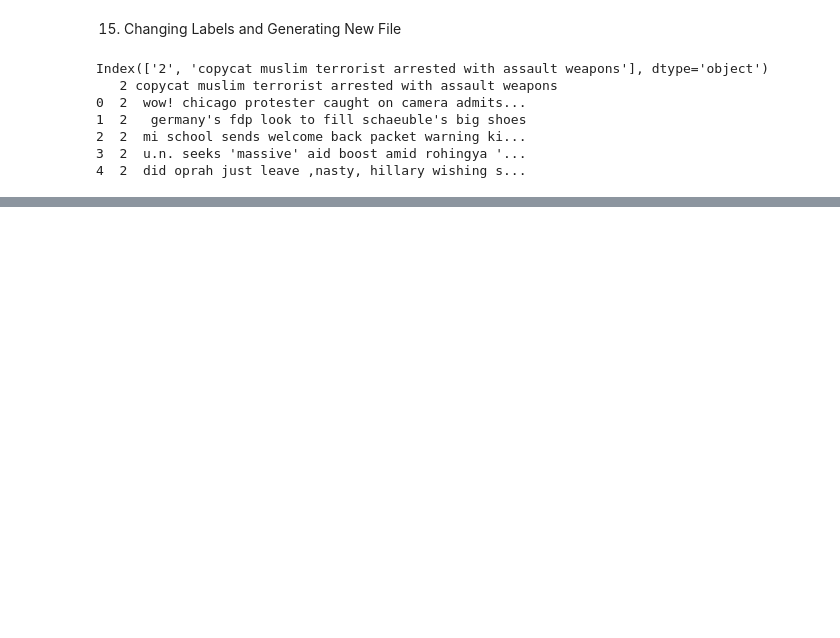
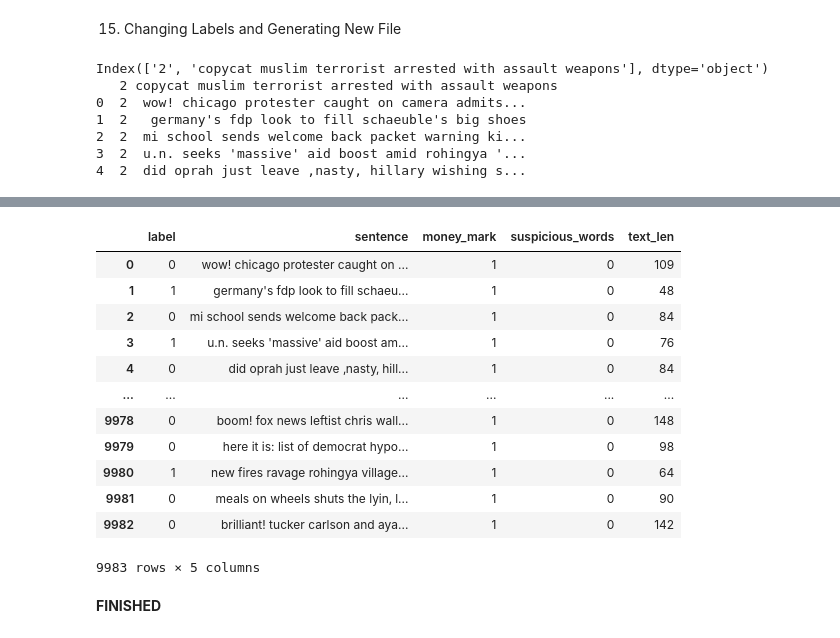
Before and after one commit to eagbdesign/project-3-nlp, a Jupyter notebook: main.ipynb, the cells around one changed output, grey strips where cells are left out. Saved outputs shown, nothing was run; the diff lists cells and outputs as text; code cells hidden in the pictures; blank space fills up the shorter version.

```diff
--- a/main.ipynb
+++ b/main.ipynb
@@ -443,0 +488,10 @@ Index(['2', 'copycat muslim terrorist arrested with assault weapons'], dtype='ob
+# %%
+# Extra Features and SPAM words cleaner
+money_symbols = "|".join(["euro", "dollar", "pound", "€", "$"])
+suspicious_words = "|".join(["free", "cheap", "money", "account", "bank", "fund", "win", "password"])
+
+data_evaluation['money_mark'] = data_evaluation['sentence'].str.contains(money_symbols, case=False) * 1
+data_evaluation['suspicious_words'] = data_evaluation['sentence'].str.contains(suspicious_words, case=False) * 1
+data_evaluation['text_len'] = data_evaluation['sentence'].apply(lambda x: len(x))
+
+print("Sample Data with Extra Features:\n", data_evaluation.head())
@@ -443,0 +513,6 @@ Index(['2', 'copycat muslim terrorist arrested with assault weapons'], dtype='ob
+# %%
+# Fit and transform the training data
+data_evaluation_tfidf = tfidf.transform(data_evaluation["sentence"])
+# %%
+# Predict with Logistic Regression
+data_evaluation_prediction = logistic_model.predict(data_evaluation_tfidf)
@@ -443,0 +521,2 @@ Index(['2', 'copycat muslim terrorist arrested with assault weapons'], dtype='ob
+# %%
+data_evaluation["label"] = data_evaluation_prediction
@@ -443,0 +532,16 @@ Index(['2', 'copycat muslim terrorist arrested with assault weapons'], dtype='ob
+# %%
+data_evaluation
+# %% [output]
+|  | label | sentence | money_mark | suspicious_words | text_len |
+| 0 | 0 | wow! chicago protester caught on ... | 1 | 0 | 109 |
+| 1 | 1 | germany's fdp look to fill schaeu... | 1 | 0 | 48 |
+| 2 | 0 | mi school sends welcome back pack... | 1 | 0 | 84 |
+| 3 | 1 | u.n. seeks 'massive' aid boost am... | 1 | 0 | 76 |
+| 4 | 0 | did oprah just leave ‚nasty‚ hill... | 1 | 0 | 84 |
+| ... | ... | ... | ... | ... | ... |
+| 9978 | 0 | boom! fox news leftist chris wall... | 1 | 0 | 148 |
+| 9979 | 0 | here it is: list of democrat hypo... | 1 | 0 | 98 |
+| 9980 | 1 | new fires ravage rohingya village... | 1 | 0 | 64 |
+| 9981 | 0 | meals on wheels shuts the lyin‚ l... | 1 | 0 | 90 |
+| 9982 | 0 | brilliant! tucker carlson and aya... | 1 | 0 | 142 |
+9983 rows × 5 columns
@@ -443,0 +551,2 @@ Index(['2', 'copycat muslim terrorist arrested with assault weapons'], dtype='ob
+# %% [markdown]
+**FINISHED**
```
Also changed, not shown: parts of 18 cells of this notebook, 3 other files.
